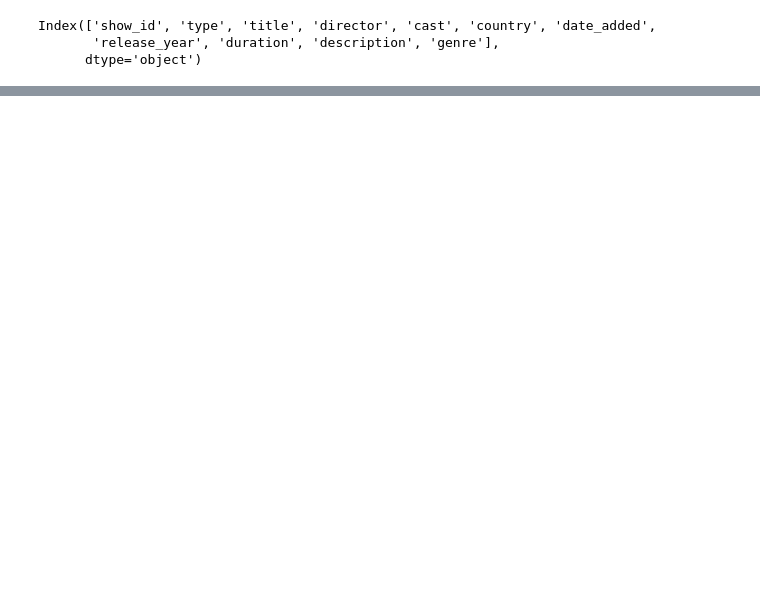
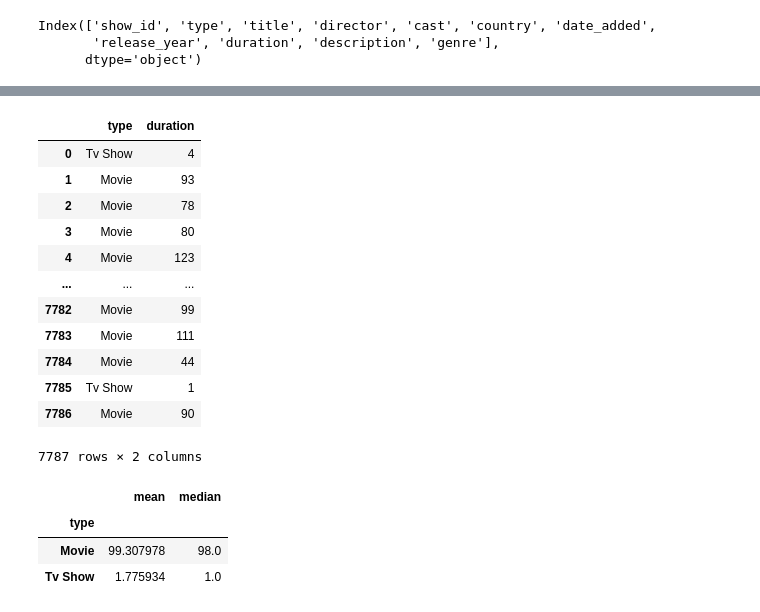
Before and after one commit to Emigbanam/PythonData-Science-Practice-Repository, a Jupyter notebook: Netflix Test.ipynb, the cells around one changed output, grey strips where cells are left out. Cells and saved outputs as stored; diff of their text form; code cells hidden in the pictures; blank space fills up the shorter version.

```diff
--- a/Netflix Test.ipynb
+++ b/Netflix Test.ipynb
@@ -6,2 +10,2 @@ import seaborn as sns
 # %%
-netflix = pd.read_csv('/content/drive/MyDrive/My Data files/netflix_data.csv')
+netflix = pd.read_csv('netflix_data.csv')
@@ -198,0 +137,28 @@ movies_2000s.head(20)
+# %%
+#SUBSETTING FOR JUST TYPES AND DURATION
+show_runtime = netflix[['type', 'duration']]
+show_runtime.columns = ['type', 'duration']
+show_runtime
+# %% [output]
+|  | type | duration |
+| 0 | Tv Show | 4 |
+| 1 | Movie | 93 |
+| 2 | Movie | 78 |
+| 3 | Movie | 80 |
+| 4 | Movie | 123 |
+| ... | ... | ... |
+| 7782 | Movie | 99 |
+| 7783 | Movie | 111 |
+| 7784 | Movie | 44 |
+| 7785 | Tv Show | 1 |
+| 7786 | Movie | 90 |
+7787 rows × 2 columns
+# %%
+#CALCULATING AVERAGE RUTIME OF BOTH TYPES
+avg_runtime = show_runtime.groupby('type')['duration'].agg(['mean', 'median'])
+avg_runtime
+# %% [output]
+|  | mean | median |
+| type |  |  |
+| Movie | 99.307978 | 98.0 |
+| Tv Show | 1.775934 | 1.0 |
```
Also changed, not shown: parts of 30 cells of this notebook.
